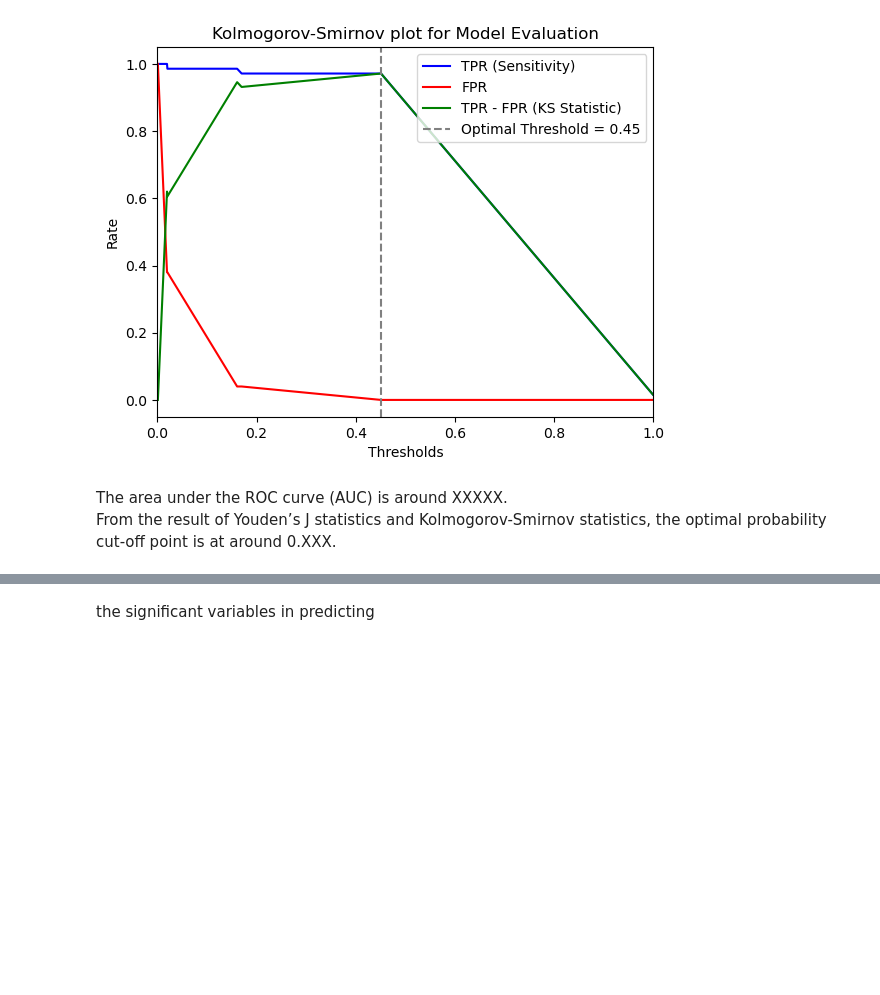
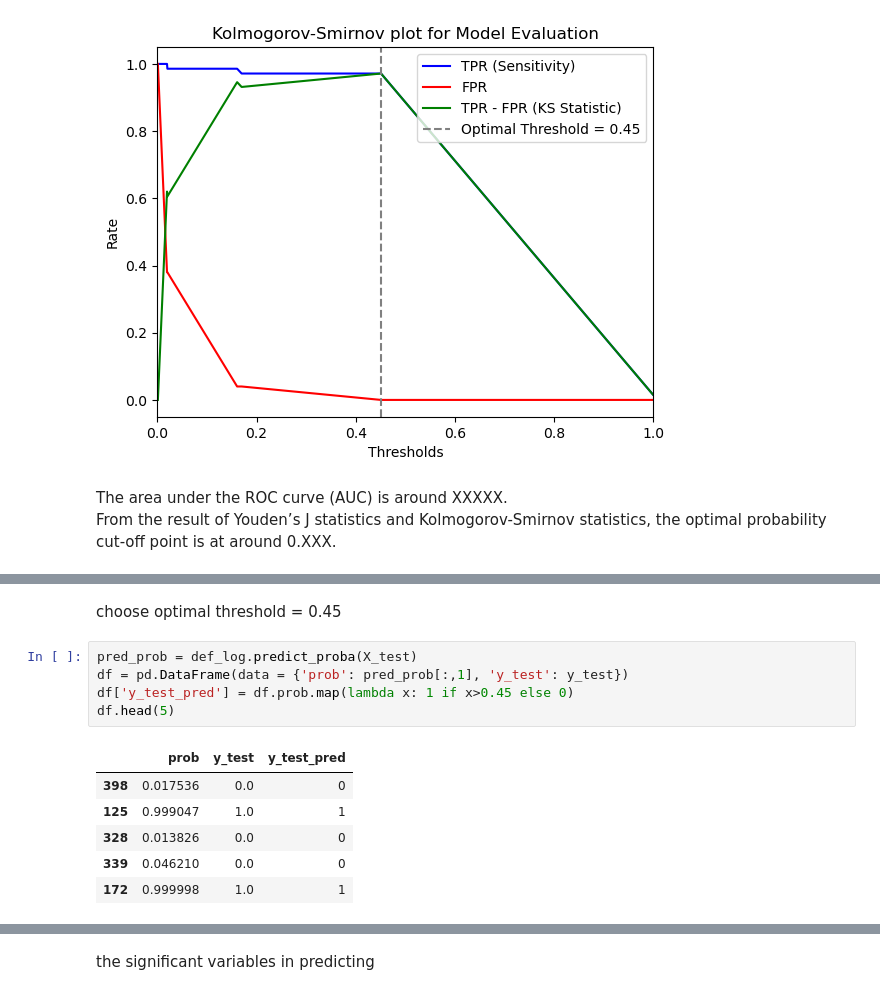
Before and after one commit to Barkesty/Project-Chronic-Kidney-Disease-Classification-Challenge, a Jupyter notebook: project.ipynb, the cells around one changed output, grey strips where cells are left out. Cells and saved outputs as stored; diff of their text form; blank space fills up the shorter version.

```diff
--- a/project.ipynb
+++ b/project.ipynb
@@ -728,0 +734,14 @@ import statsmodels.api as sm
+# %% [markdown]
+choose optimal threshold = 0.45
+# %%
+pred_prob = def_log.predict_proba(X_test)
+df = pd.DataFrame(data = {'prob': pred_prob[:,1], 'y_test': y_test})
+df['y_test_pred'] = df.prob.map(lambda x: 1 if x>0.45 else 0)
+df.head(5)
+# %% [output]
+|  | prob | y_test | y_test_pred |
+| 398 | 0.017536 | 0.0 | 0 |
+| 125 | 0.999047 | 1.0 | 1 |
+| 328 | 0.013826 | 0.0 | 0 |
+| 339 | 0.046210 | 0.0 | 0 |
+| 172 | 0.999998 | 1.0 | 1 |
```
Also changed, not shown: parts of 4 cells of this notebook.
